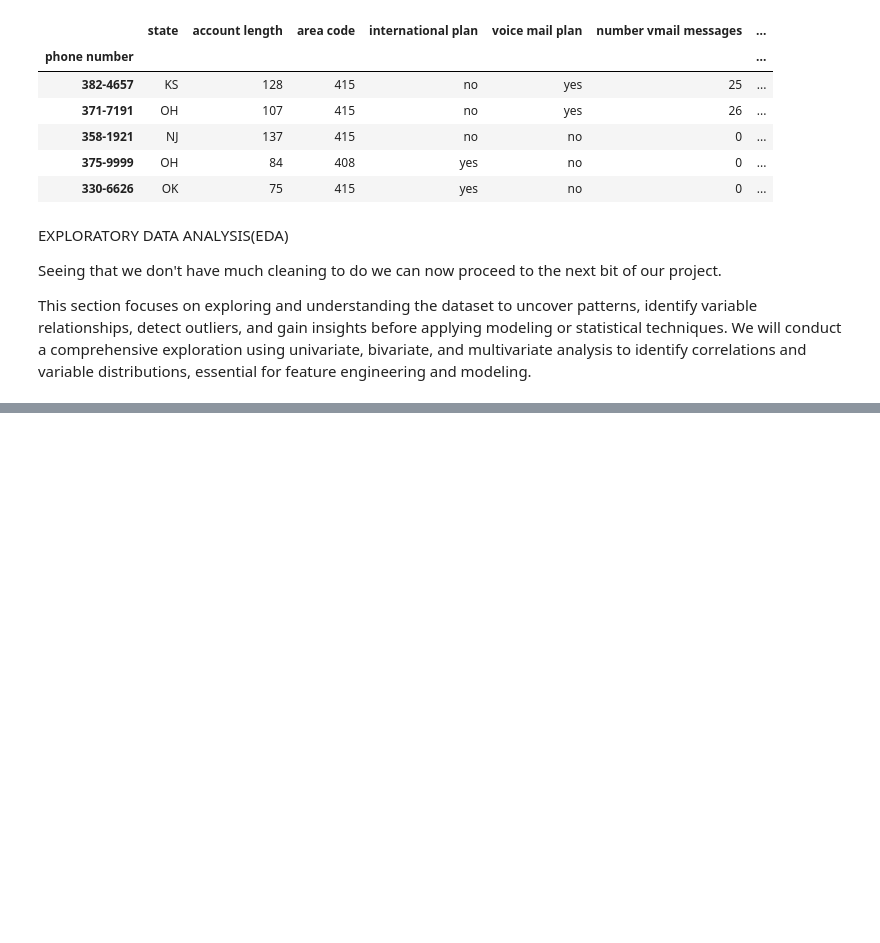
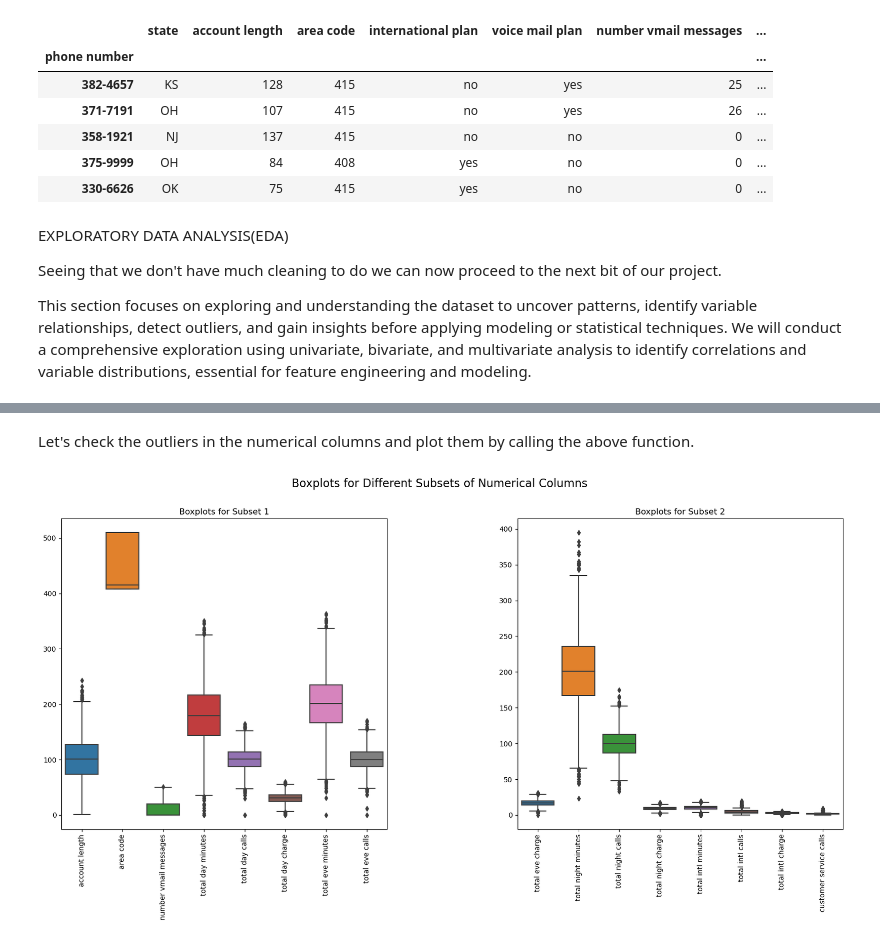
Before and after one commit to TyrionCodister/Churn-in-Telecom-, a Jupyter notebook: Syria Tel Churn Prediction.ipynb, the cells around one changed output, grey strips where cells are left out. Saved outputs shown, nothing was run; the diff lists cells and outputs as text; code cells hidden in the pictures; blank space fills up the shorter version.

```diff
--- a/Syria Tel Churn Prediction.ipynb
+++ b/Syria Tel Churn Prediction.ipynb
@@ -431,0 +527,6 @@ This section focuses on exploring and understanding the dataset to uncover patte
+# %% [markdown]
+Let's check the outliers in the numerical columns and plot them by calling the above function.
+# %%
+data_analysis.check_outliers()
+# %% [output]
+[figure, added]
```
Also changed, not shown: parts of 3 cells of this notebook.
